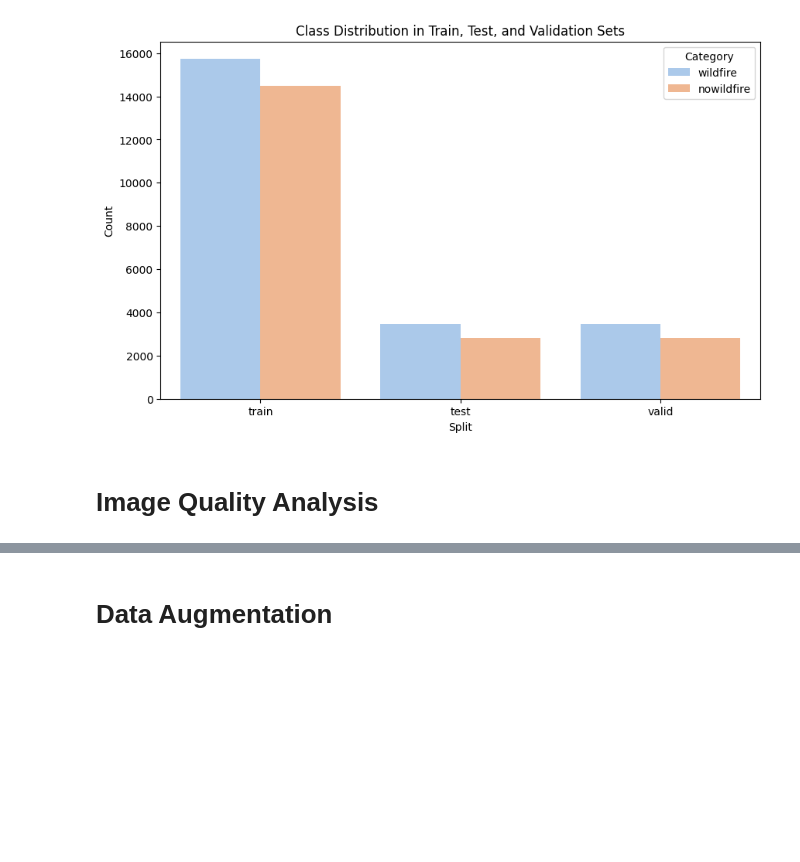
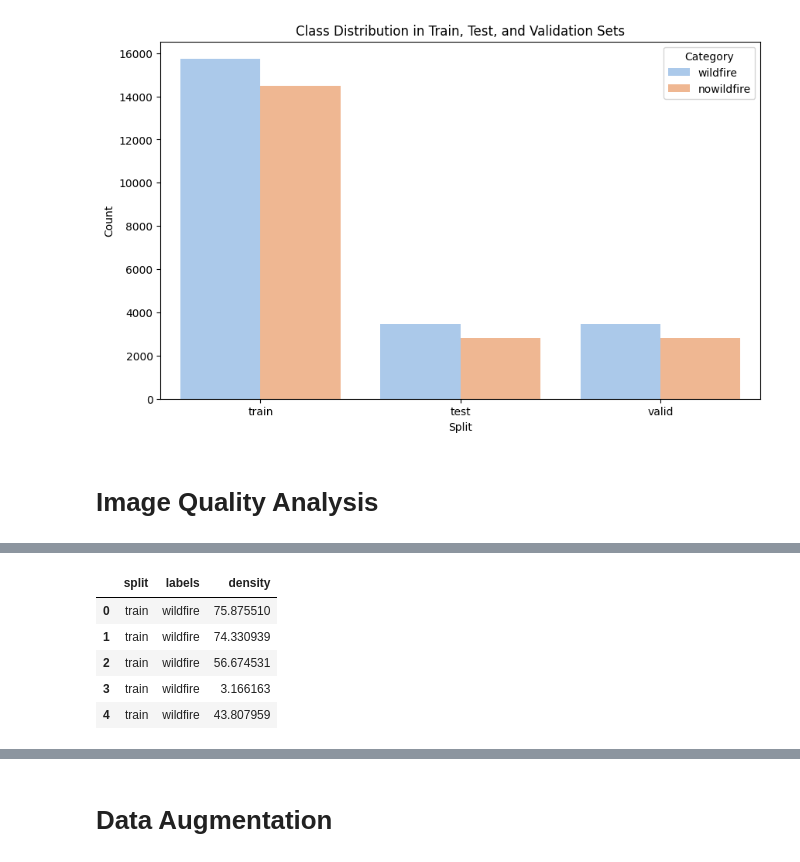
Before and after one commit to Silvano315/Wildfire_Prediction_with_Satellite_Images, a Jupyter notebook: EDA.ipynb, the cells around one changed output, grey strips where cells are left out. Saved outputs shown, nothing was run; the diff lists cells and outputs as text; code cells hidden in the pictures; blank space fills up the shorter version.

```diff
--- a/EDA.ipynb
+++ b/EDA.ipynb
@@ -194,0 +208,24 @@ plt.show()
+# %%
+# Evaluate edge density using Canny's filter
+
+edge_density = {'split': [], 'labels': [], 'density': []}
+
+for split in splits:
+    for label in labels:
+        path = os.path.join(images_path, split, label)
+        for img_name in os.listdir(path):
+            img_path = os.path.join(path, img_name)
+            density = compute_edge_density(img_path)
+            edge_density['split'].append(split)
+            edge_density['labels'].append(label)
+            edge_density['density'].append(density)
+
+df_edge_density = pd.DataFrame(edge_density)
+df_edge_density.head()
+# %% [output]
+|  | split | labels | density |
+| 0 | train | wildfire | 75.875510 |
+| 1 | train | wildfire | 74.330939 |
+| 2 | train | wildfire | 56.674531 |
+| 3 | train | wildfire | 3.166163 |
+| 4 | train | wildfire | 43.807959 |
```
Also changed, not shown: parts of 4 cells of this notebook.
